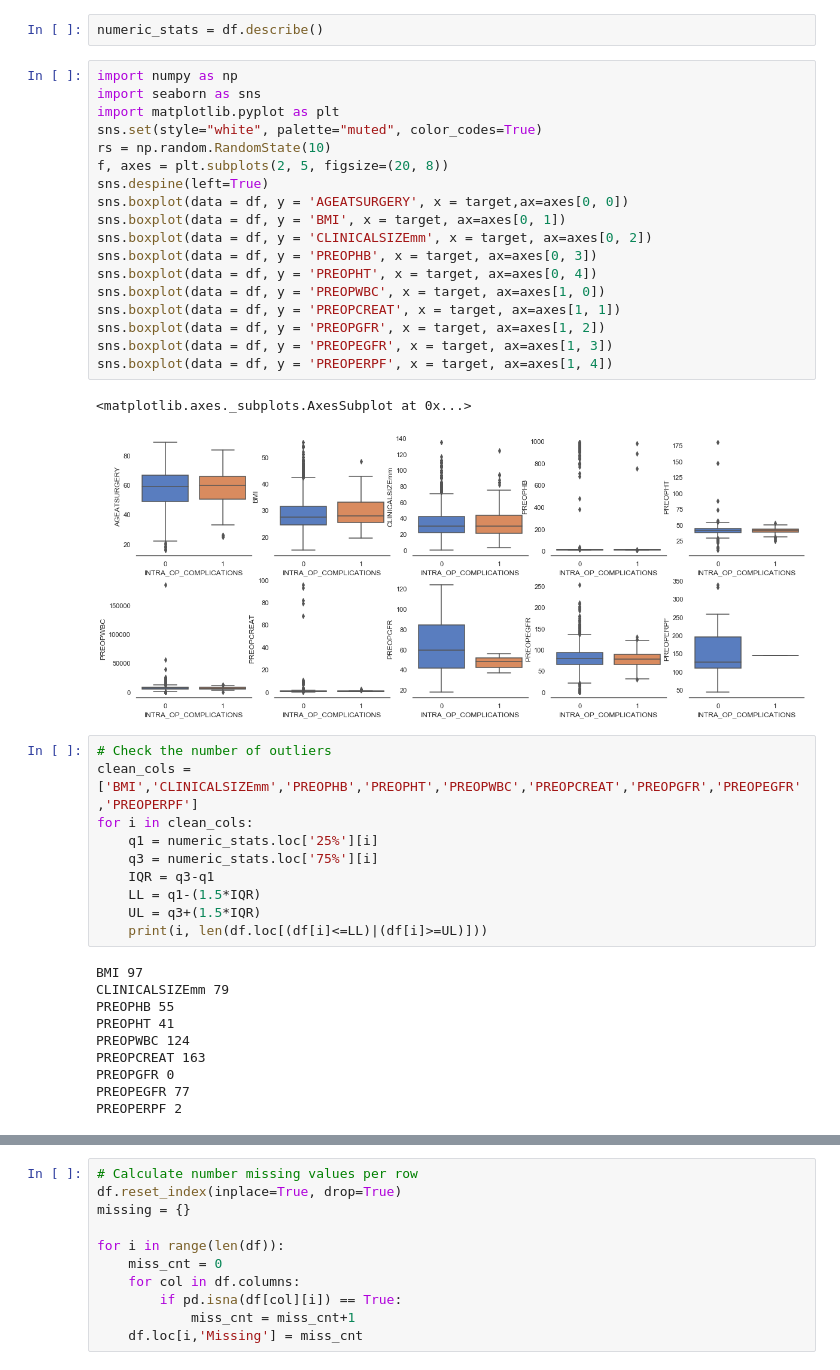
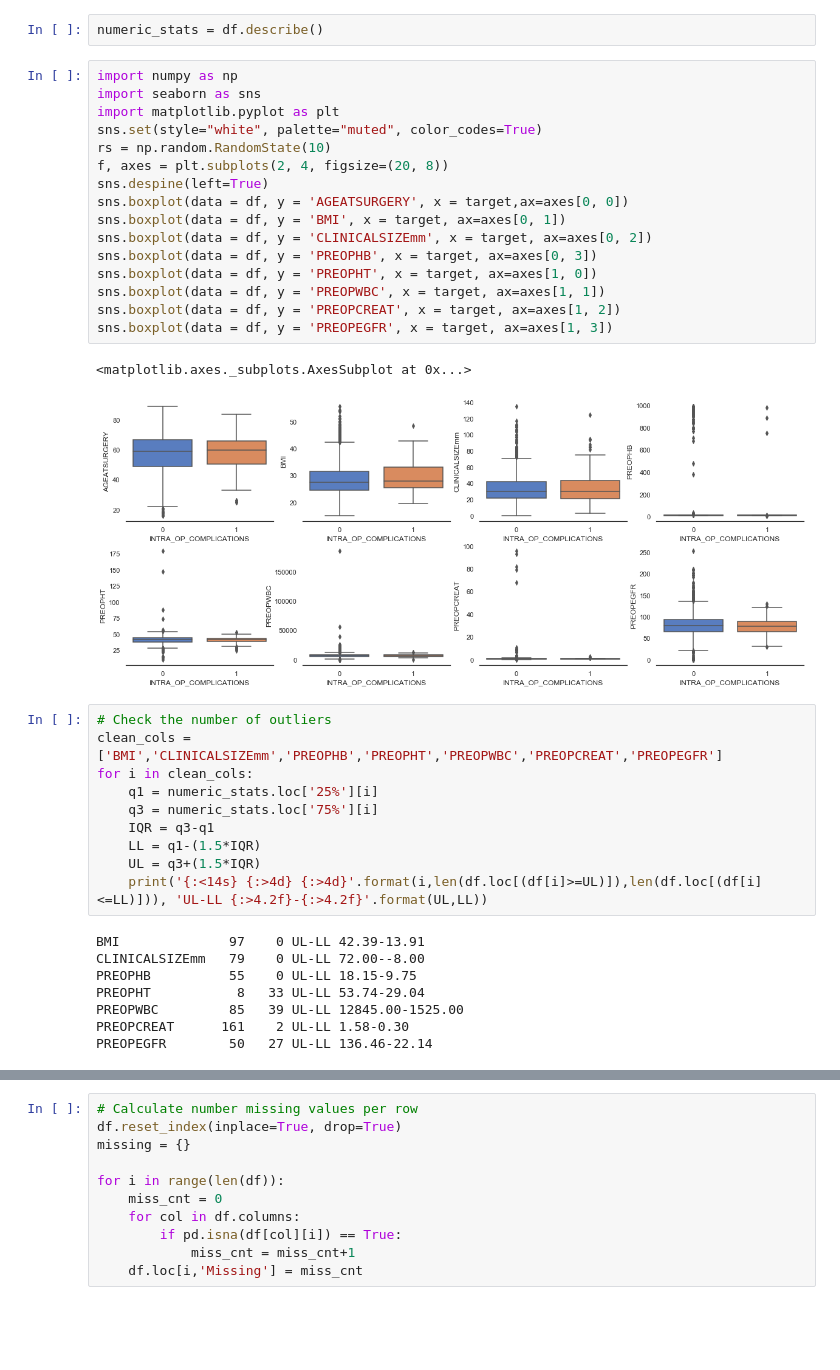
Before and after one commit to anubhav-reddy/Partial-Nephrectomy, a Jupyter notebook: Intra-op Complications - V2/Data Prep-Copy2.ipynb, the cells around one changed output, grey strips where cells are left out. Drawn from its saved outputs; the diff is of its cells as text; blank space fills up the shorter version.

```diff
--- a/Intra-op Complications - V2/Data Prep-Copy2.ipynb
+++ b/Intra-op Complications - V2/Data Prep-Copy2.ipynb
@@ -399,43 +409,39 @@ numeric_stats = df.describe()
 # %%
 import numpy as np
 import seaborn as sns
 import matplotlib.pyplot as plt
 sns.set(style="white", palette="muted", color_codes=True)
 rs = np.random.RandomState(10)
-f, axes = plt.subplots(2, 5, figsize=(20, 8))
+f, axes = plt.subplots(2, 4, figsize=(20, 8))
 sns.despine(left=True)
 sns.boxplot(data = df, y = 'AGEATSURGERY', x = target,ax=axes[0, 0])
 sns.boxplot(data = df, y = 'BMI', x = target, ax=axes[0, 1])
 sns.boxplot(data = df, y = 'CLINICALSIZEmm', x = target, ax=axes[0, 2])
 sns.boxplot(data = df, y = 'PREOPHB', x = target, ax=axes[0, 3])
-sns.boxplot(data = df, y = 'PREOPHT', x = target, ax=axes[0, 4])
-sns.boxplot(data = df, y = 'PREOPWBC', x = target, ax=axes[1, 0])
-sns.boxplot(data = df, y = 'PREOPCREAT', x = target, ax=axes[1, 1])
-sns.boxplot(data = df, y = 'PREOPGFR', x = target, ax=axes[1, 2])
+sns.boxplot(data = df, y = 'PREOPHT', x = target, ax=axes[1, 0])
+sns.boxplot(data = df, y = 'PREOPWBC', x = target, ax=axes[1, 1])
+sns.boxplot(data = df, y = 'PREOPCREAT', x = target, ax=axes[1, 2])
 sns.boxplot(data = df, y = 'PREOPEGFR', x = target, ax=axes[1, 3])
-sns.boxplot(data = df, y = 'PREOPERPF', x = target, ax=axes[1, 4])
 # %% [output]
 <matplotlib.axes._subplots.AxesSubplot at 0x...>
-[figure, old version]
+[figure, new version]
 # %%
 # Check the number of outliers
-clean_cols = ['BMI','CLINICALSIZEmm','PREOPHB','PREOPHT','PREOPWBC','PREOPCREAT','PREOPGFR','PREOPEGFR','PREOPERPF']
+clean_cols = ['BMI','CLINICALSIZEmm','PREOPHB','PREOPHT','PREOPWBC','PREOPCREAT','PREOPEGFR']
 for i in clean_cols:
     q1 = numeric_stats.loc['25%'][i]
     q3 = numeric_stats.loc['75%'][i]
     IQR = q3-q1
     LL = q1-(1.5*IQR)
     UL = q3+(1.5*IQR)
-    print(i, len(df.loc[(df[i]<=LL)|(df[i]>=UL)]))
+    print('{:<14s} {:>4d} {:>4d}'.format(i,len(df.loc[(df[i]>=UL)]),len(df.loc[(df[i]<=LL)])), 'UL-LL {:>4.2f}-{:>4.2f}'.format(UL,LL))
 # %% [output]
-BMI 97
-CLINICALSIZEmm 79
-PREOPHB 55
-PREOPHT 41
-PREOPWBC 124
-PREOPCREAT 163
-PREOPGFR 0
-PREOPEGFR 77
-PREOPERPF 2
+BMI              97    0 UL-LL 42.39-13.91
+CLINICALSIZEmm   79    0 UL-LL 72.00--8.00
+PREOPHB          55    0 UL-LL 18.15-9.75
+PREOPHT           8   33 UL-LL 53.74-29.04
+PREOPWBC         85   39 UL-LL 12845.00-1525.00
+PREOPCREAT      161    2 UL-LL 1.58-0.30
+PREOPEGFR        50   27 UL-LL 136.46-22.14
 # %%
 #replacing inaccurate readings with missing values
```
Also changed, not shown: parts of 27 cells of this notebook, 4 other files.
